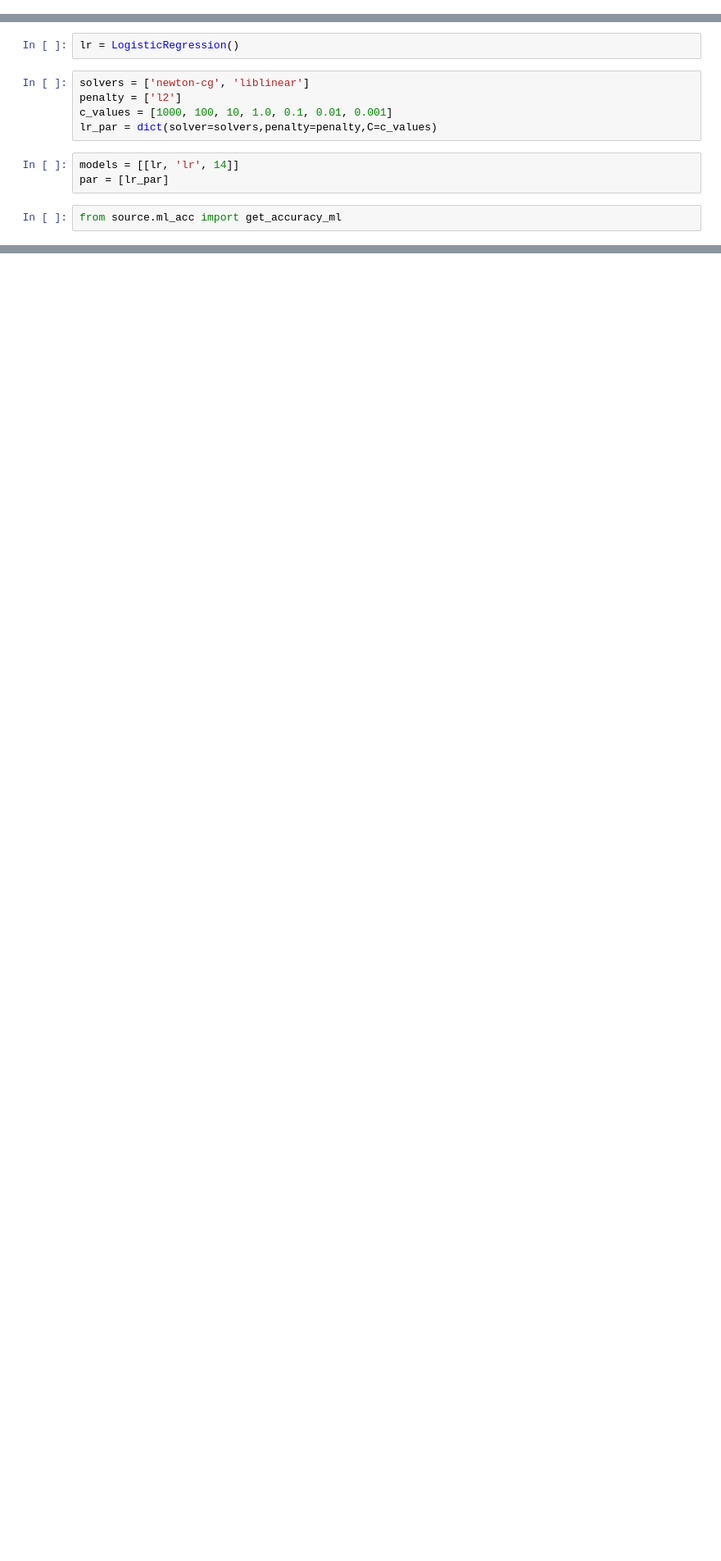
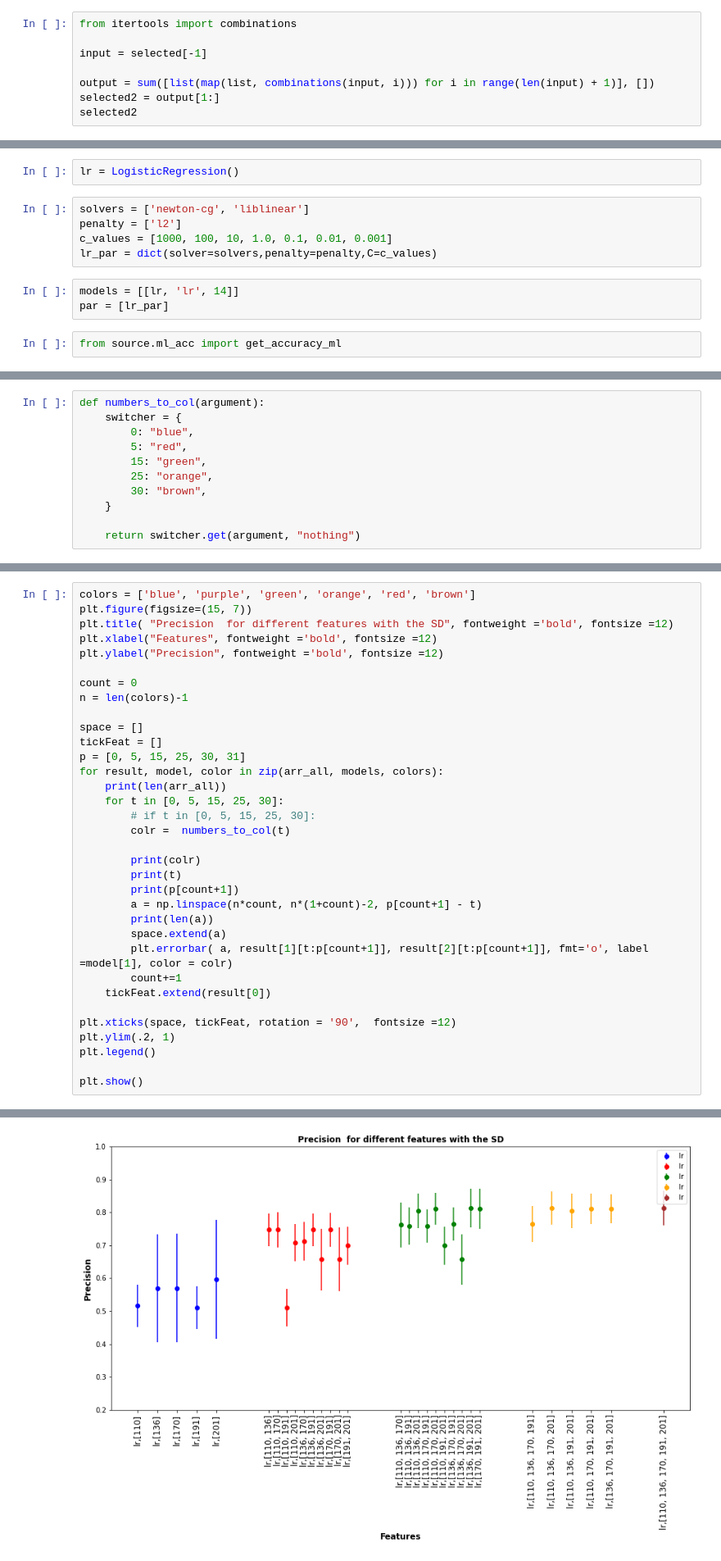
Before and after one commit to eahussein/apple_classification, a Jupyter notebook: gd/tutorial8.ipynb, the cells around one changed output, grey strips where cells are left out. Shown at 82% size. Drawn from its saved outputs; the diff is of its cells as text; blank space fills up the shorter version.

```diff
--- a/gd/tutorial8.ipynb
+++ b/gd/tutorial8.ipynb
@@ -45,0 +138,8 @@ print(Xtest.shape)
+# %%
+from itertools import combinations
+
+input = selected[-1]
+
+output = sum([list(map(list, combinations(input, i))) for i in range(len(input) + 1)], [])
+selected2 = output[1:]
+selected2
@@ -125,0 +266,11 @@ for i in range(2,9,1):
+# %%
+def numbers_to_col(argument):
+    switcher = {
+        0: "blue",
+        5: "red",
+        15: "green",
+        25: "orange",
+        30: "brown",
+    }
+
+    return switcher.get(argument, "nothing")
@@ -125,0 +281,35 @@ for i in range(2,9,1):
+# %%
+colors = ['blue', 'purple', 'green', 'orange', 'red', 'brown']
+plt.figure(figsize=(15, 7))
+plt.title( "Precision  for different features with the SD", fontweight ='bold', fontsize =12)
+plt.xlabel("Features", fontweight ='bold', fontsize =12)
+plt.ylabel("Precision", fontweight ='bold', fontsize =12)
+
+count = 0
+n = len(colors)-1
+
+space = []
+tickFeat = []
+p = [0, 5, 15, 25, 30, 31]
+for result, model, color in zip(arr_all, models, colors):
+    print(len(arr_all))
+    for t in [0, 5, 15, 25, 30]:
+        # if t in [0, 5, 15, 25, 30]:
+        colr =  numbers_to_col(t)
+
+        print(colr)
+        print(t)
+        print(p[count+1])
+        a = np.linspace(n*count, n*(1+count)-2, p[count+1] - t)
+        print(len(a))
+        space.extend(a)
+        plt.errorbar( a, result[1][t:p[count+1]], result[2][t:p[count+1]], fmt='o', label =model[1], color = colr)
+        count+=1
+    tickFeat.extend(result[0])
+
+plt.xticks(space, tickFeat, rotation = '90',  fontsize =12)
+plt.ylim(.2, 1)
+plt.legend()
+
+plt.show()
+# %% [output]
@@ -125,0 +333 @@ for i in range(2,9,1):
+[figure, added]
```
Also changed, not shown: parts of 34 cells of this notebook, 11 other files.
